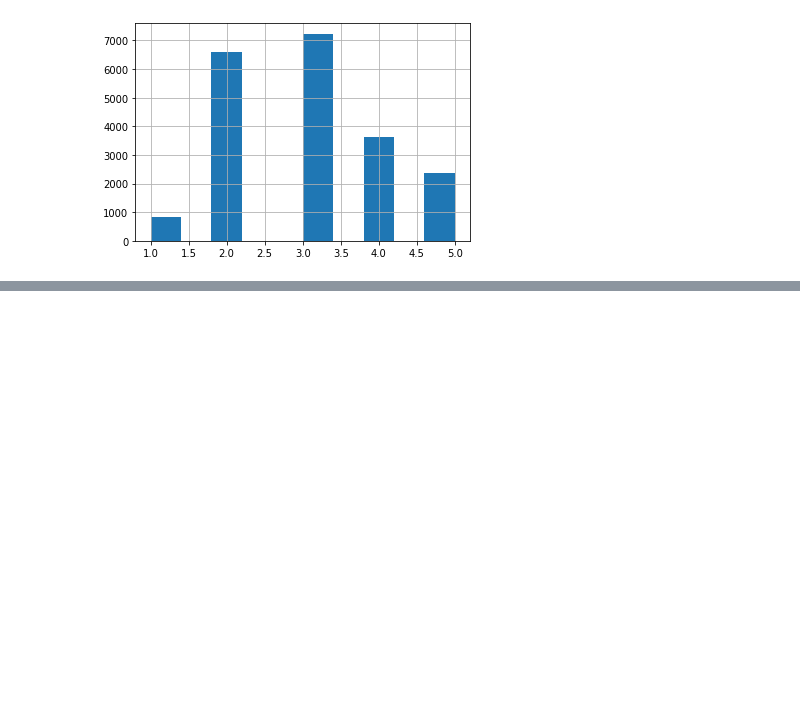
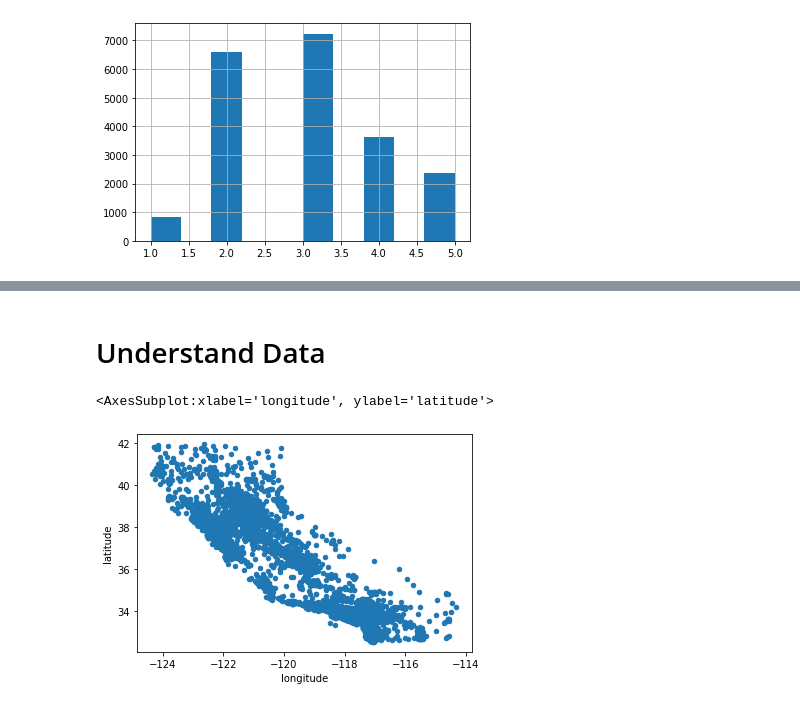
Before and after one commit to EunsangJeon/hands-on-ml, a Jupyter notebook: 02_housing.ipynb, the cells around one changed output, grey strips where cells are left out. Saved outputs shown, nothing was run; the diff lists cells and outputs as text; code cells hidden in the pictures; blank space fills up the shorter version.

Commit message:
working on housing data

```diff
--- a/02_housing.ipynb
+++ b/02_housing.ipynb
@@ -195,5 +195,5 @@ from sklearn.model_selection import StratifiedShuffleSplit
 
 split = StratifiedShuffleSplit(n_splits=1, test_size=0.2, random_state=42)
 train_index, test_index = list(split.split(housing, housing["income_cat"]))[0]
-
-print(train_index)
+strat_train_set = housing.loc[train_index]
+strat_test_set = housing.loc[test_index]
@@ -201,0 +230,9 @@ print(train_index)
+# %% [markdown]
+# Understand Data
+# %%
+housing = strat_train_set.copy() # To prevent damage on data
+
+housing.plot(kind="scatter", x="longitude", y="latitude")
+# %% [output]
+<AxesSubplot:xlabel='longitude', ylabel='latitude'>
+[figure, added]
```
Also changed, not shown: parts of 20 cells of this notebook.
